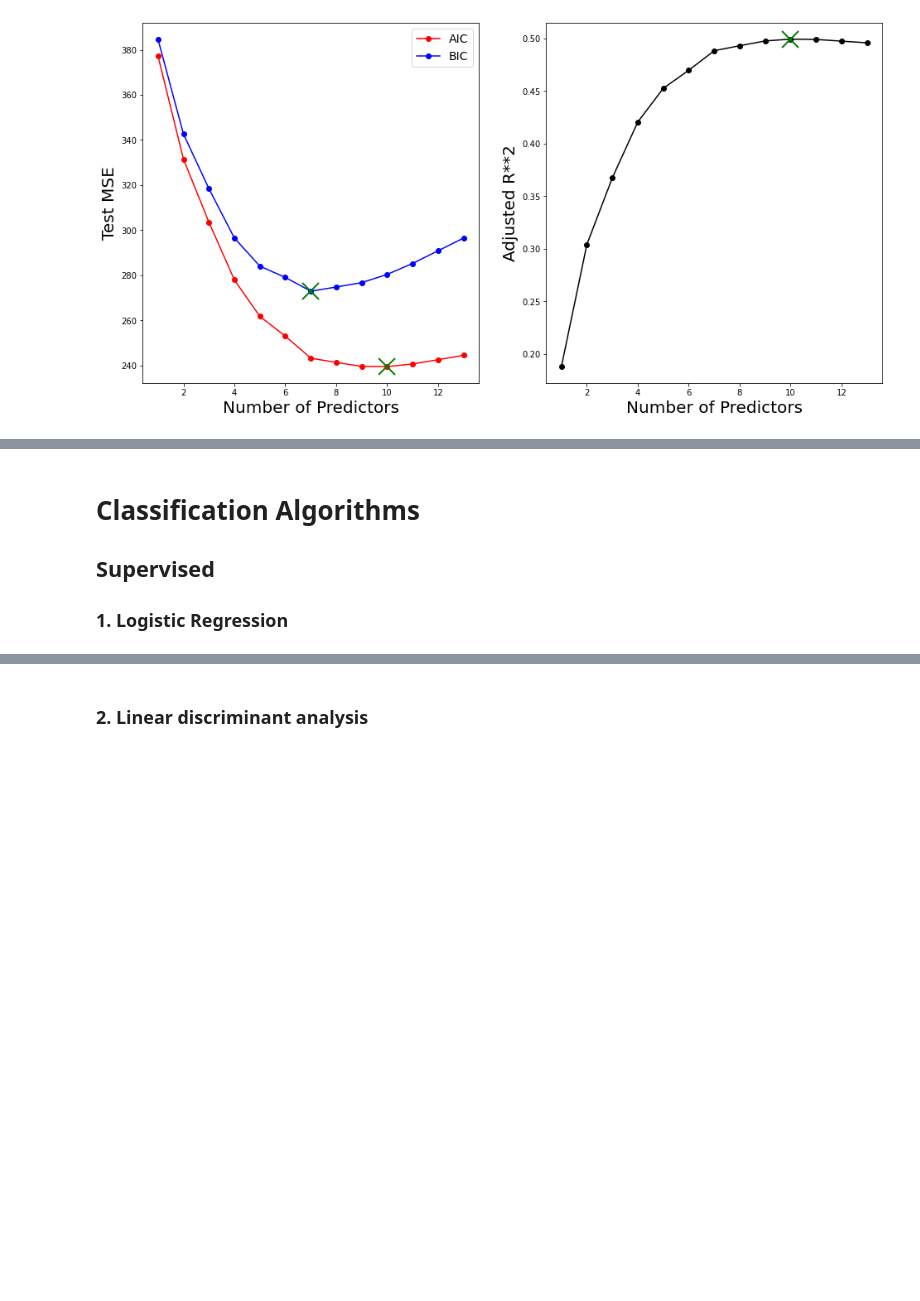
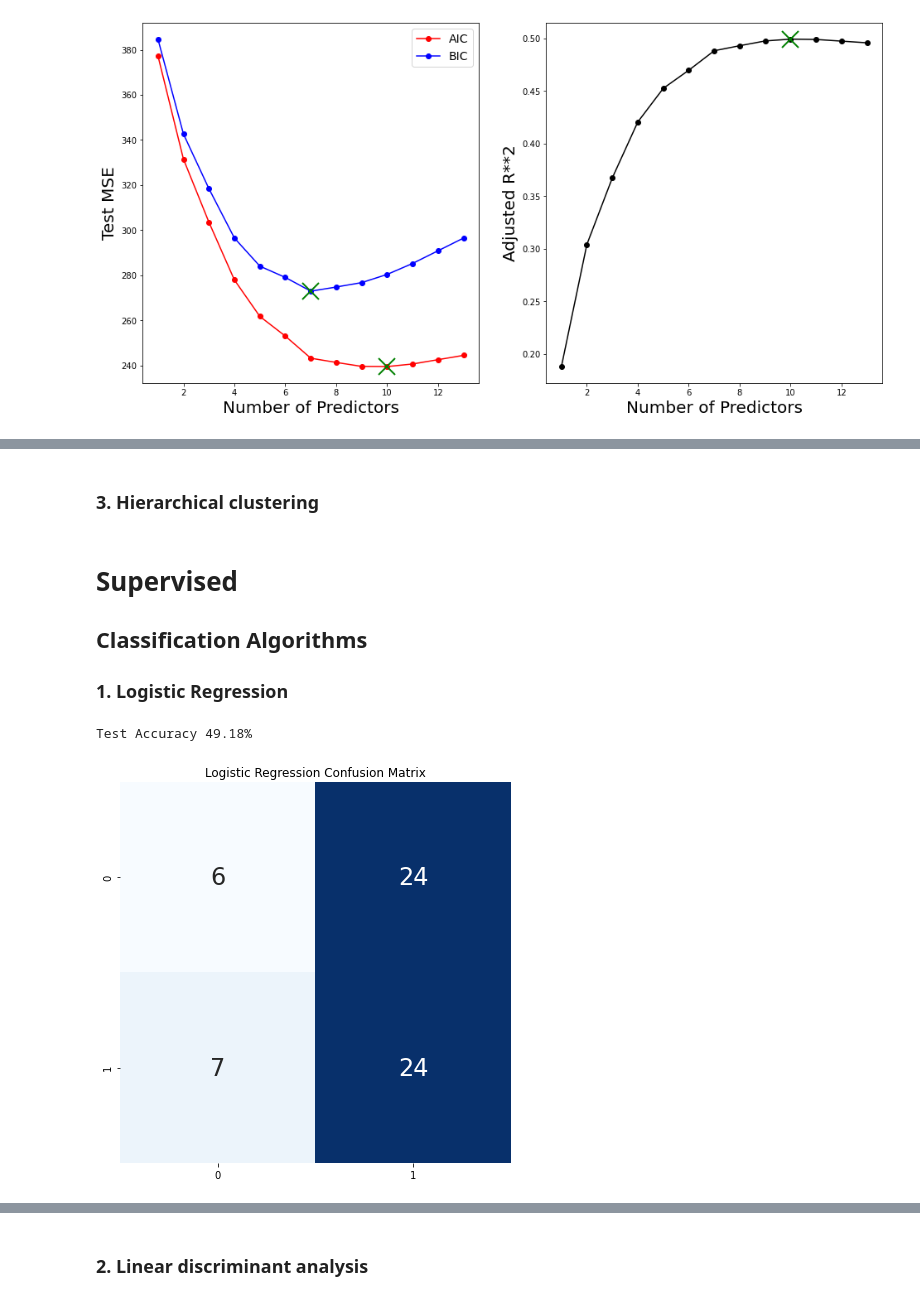
Before and after one commit to trs96/MLDA, a Jupyter notebook: Project.ipynb, the cells around one changed output, grey strips where cells are left out. Cells and saved outputs as stored; diff of their text form; code cells hidden in the pictures; blank space fills up the shorter version.

Commit message:
Added all algorithm and lda, qda

```diff
--- a/Project.ipynb
+++ b/Project.ipynb
@@ -740,6 +695,8 @@ ValueError: min() arg is an empty sequence
+# %% [markdown]
+### 3. Hierarchical clustering
 # %% [markdown]
-# Classification Algorithms
+# Supervised
 
-## Supervised
+## Classification Algorithms
 
 ### 1. Logistic Regression
@@ -754,0 +703,31 @@ ValueError: min() arg is an empty sequence
+# %%
+#Create Logistic regression model and train the model
+from sklearn.linear_model import LogisticRegression
+import statsmodels.api as sm
+
+X = df.drop("target", axis=1)
+y = df["target"]
+
+X_train, X_test, y_train, y_test = train_test_split(X, y, test_size = 0.2, random_state = 1)
+
+# Accuracy
+accuracies = {}
+lr = LogisticRegression()
+lr.fit(x_train, y_train)
+acc = lr.score(x_test, y_test) * 100
+accuracies["Logistic Regression"] = acc
+print("Test Accuracy {:.2f}%".format(acc))
+
+# Confusion matrix
+from sklearn.metrics import confusion_matrix
+y_head_lr = lr.predict(x_test)
+cm_lr = confusion_matrix(y_test, y_head_lr)
+
+plt.figure(figsize=(7, 7))
+plt.title("Logistic Regression Confusion Matrix")
+sns.heatmap(cm_lr, annot=True, cmap="Blues", fmt="d", cbar=False, annot_kws={"size": 24})
+
+plt.show()
+# %% [output]
+Test Accuracy 49.18%
+[figure, added]
```
Also changed, not shown: parts of 21 cells of this notebook.
